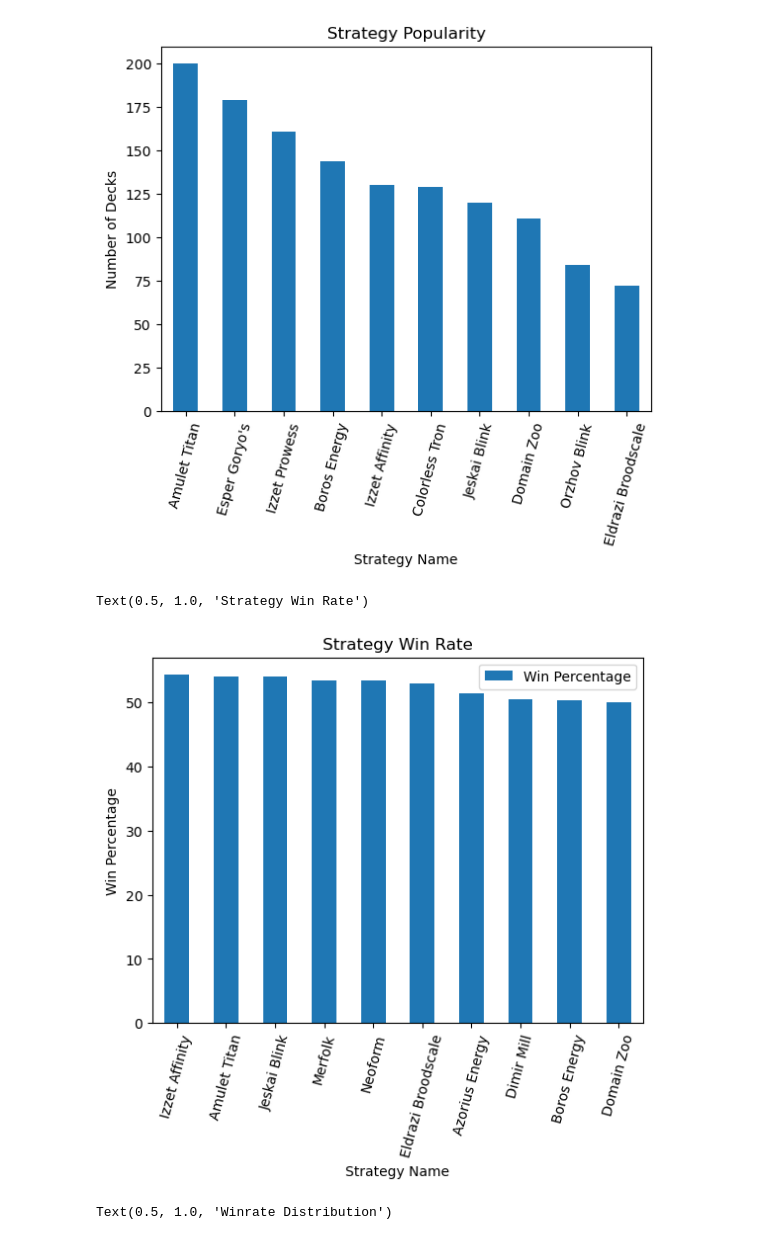
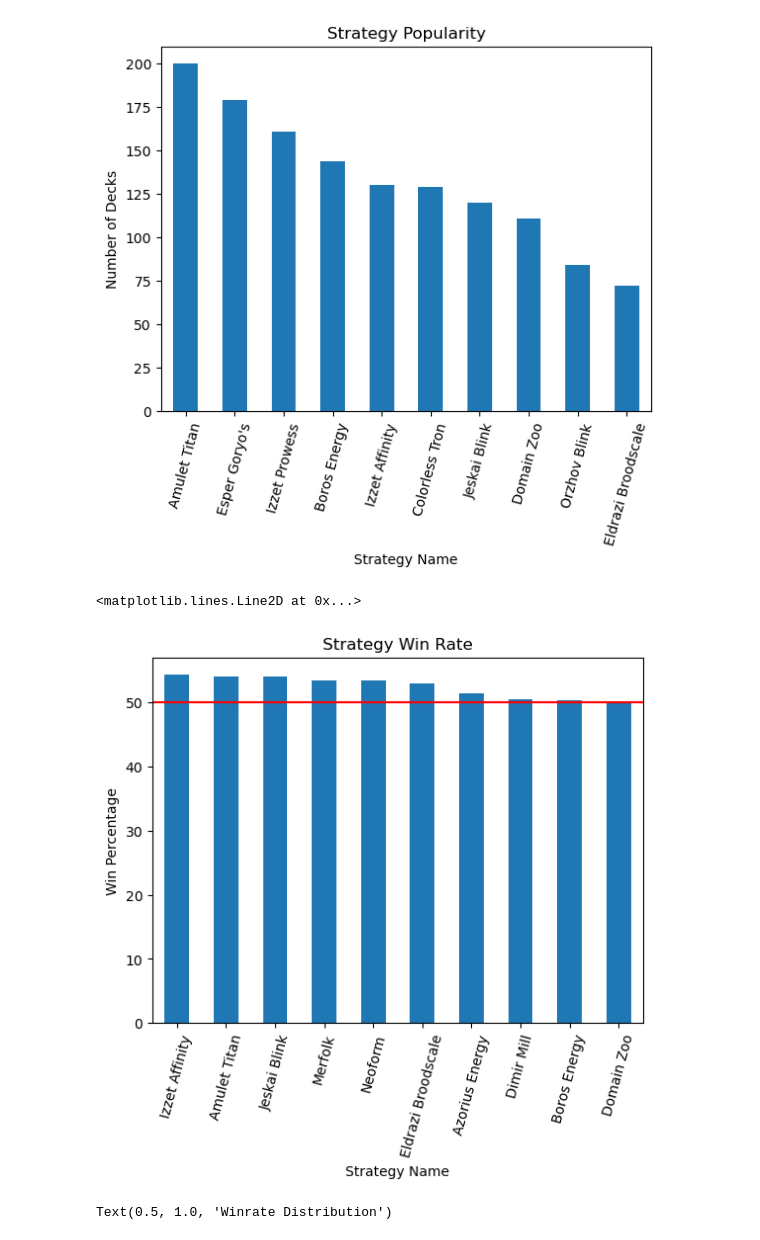
Before and after one commit to bicoscryin/MTG-Tournament-Data, a Jupyter notebook: tournament_aggregator.ipynb, the cells around one changed output. Cells and saved outputs as stored; diff of their text form; code cells hidden in the pictures.

```diff
--- a/tournament_aggregator.ipynb
+++ b/tournament_aggregator.ipynb
@@ -216,15 +216,16 @@ plt.show()
 # %%
 # Bar plot for win percentage
 # Creates a variable to hold the 10 highest winrate decks
 highest_winrate_decks = win_percentages_overall[(win_percentages_overall["Total Games"] > 60)].sort_values(by="Win Percentage", ascending=False)['Deck Name'].head(10).values
 # Filtered out low total games to reduce outliers
-win_percentages_overall[(win_percentages_overall["Total Games"] > 60)].sort_values(by="Win Percentage", ascending=False).head(10).plot.bar(x="Deck Name", y="Win Percentage",rot=75).set_ylabel("Win Percentage")
+win_percentages_overall[(win_percentages_overall["Total Games"] > 60)].sort_values(by="Win Percentage", ascending=False).head(10).plot.bar(x="Deck Name", y="Win Percentage",rot=75, legend=False).set_ylabel("Win Percentage")
 plt.xlabel("Strategy Name")
 plt.title('Strategy Win Rate')
+plt.axhline(50, color='r')
 # this is the top 10 win percentages of decks. Note where the most popular decks are.
 # %% [output]
-Text(0.5, 1.0, 'Strategy Win Rate')
+<matplotlib.lines.Line2D at 0x...>
-[figure, old version]
+[figure, new version]
 # %%
 # # Plots all the deck win totals
 # for deck in highest_winrate_decks:
```
